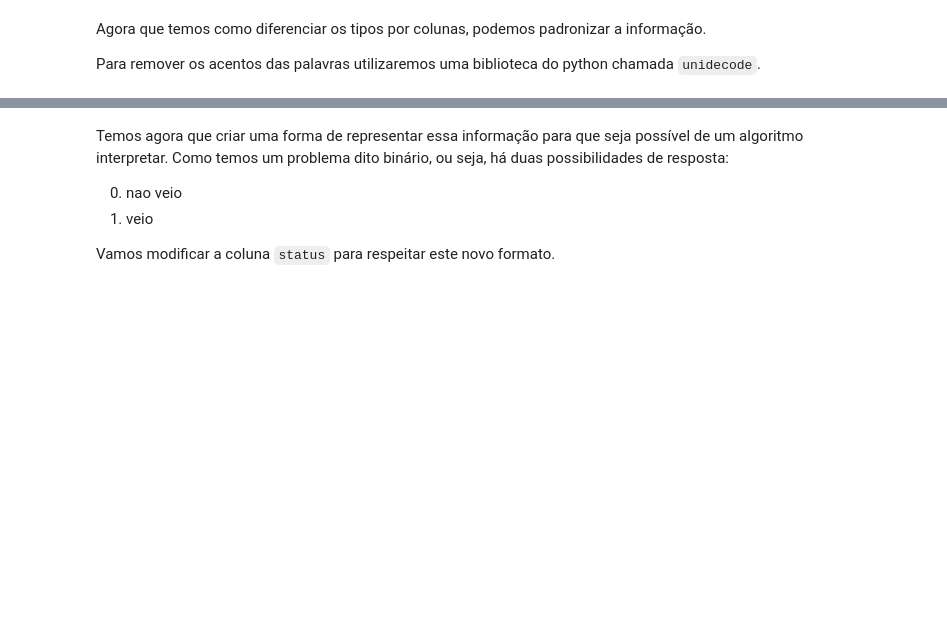
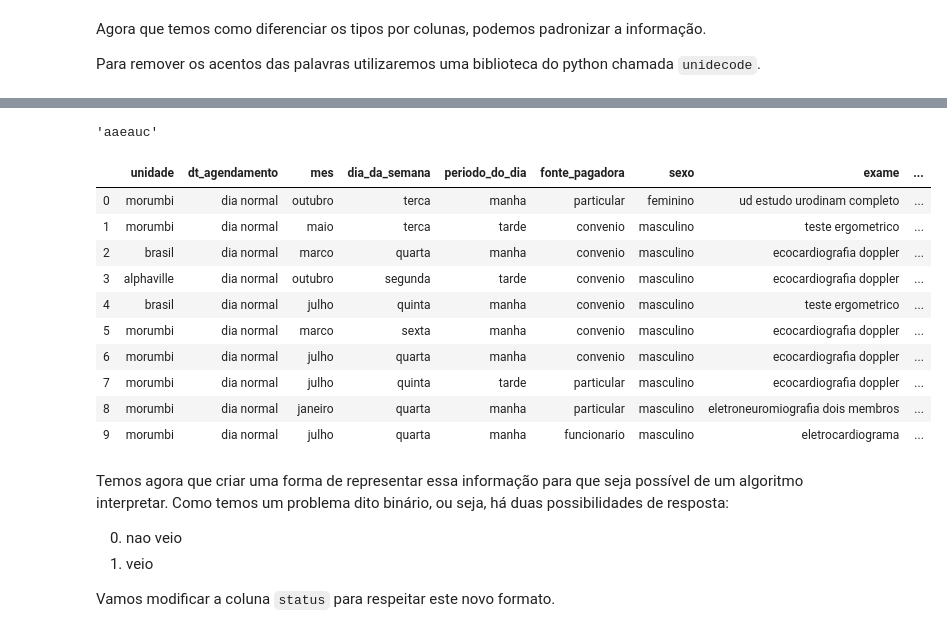
Before and after one commit to pgiaeinstein/otmz-mlp, a Jupyter notebook: Atividade1.ipynb, the cells around one changed output, grey strips where cells are left out. Saved outputs shown, nothing was run; the diff lists cells and outputs as text; code cells hidden in the pictures; blank space fills up the shorter version.

```diff
--- a/Atividade1.ipynb
+++ b/Atividade1.ipynb
@@ -124,11 +229,27 @@ Para remover os acentos das palavras utilizaremos uma biblioteca do python chama
 from unidecode import unidecode
+# %%
+unidecode('âãéàüç')
+# %% [output]
+'aaeauc'
 # %%
 for coluna in data.columns:
     if data[coluna].dtype == 'object':
         data[coluna] = data[coluna].str.lower()
         data[coluna] = data[coluna].apply(unidecode)
 # %%
-data.head()
+data.head(10)
+# %% [output]
+|  | unidade | dt_agendamento | mes | dia_da_semana | periodo_do_dia | fonte_pagadora | sexo | exame | ... |
+| 0 | morumbi | dia normal | outubro | terca | manha | particular | feminino | ud estudo urodinam completo | ... |
+| 1 | morumbi | dia normal | maio | terca | tarde | convenio | masculino | teste ergometrico | ... |
+| 2 | brasil | dia normal | marco | quarta | manha | convenio | masculino | ecocardiografia doppler | ... |
+| 3 | alphaville | dia normal | outubro | segunda | tarde | convenio | masculino | ecocardiografia doppler | ... |
+| 4 | brasil | dia normal | julho | quinta | manha | convenio | masculino | teste ergometrico | ... |
+| 5 | morumbi | dia normal | marco | sexta | manha | convenio | masculino | ecocardiografia doppler | ... |
+| 6 | morumbi | dia normal | julho | quarta | manha | convenio | masculino | ecocardiografia doppler | ... |
+| 7 | morumbi | dia normal | julho | quinta | tarde | particular | masculino | ecocardiografia doppler | ... |
+| 8 | morumbi | dia normal | janeiro | quarta | manha | particular | masculino | eletroneuromiografia dois membros | ... |
+| 9 | morumbi | dia normal | julho | quarta | manha | funcionario | masculino | eletrocardiograma | ... |
 # %% [markdown]
 Temos agora que criar uma forma de representar essa informação para que seja possível de um algoritmo interpretar. Como temos um problema dito binário, ou seja, há duas possibilidades de resposta:
 
```
Also changed, not shown: parts of 28 cells of this notebook.
